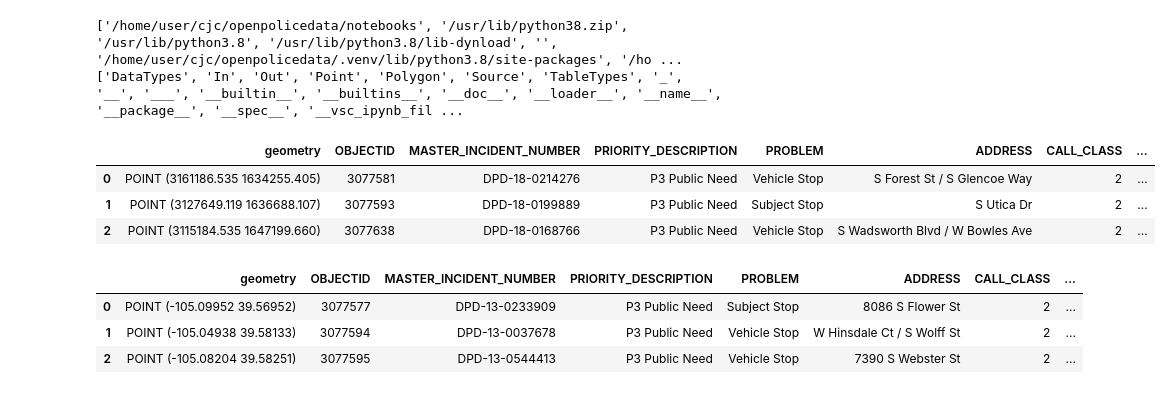
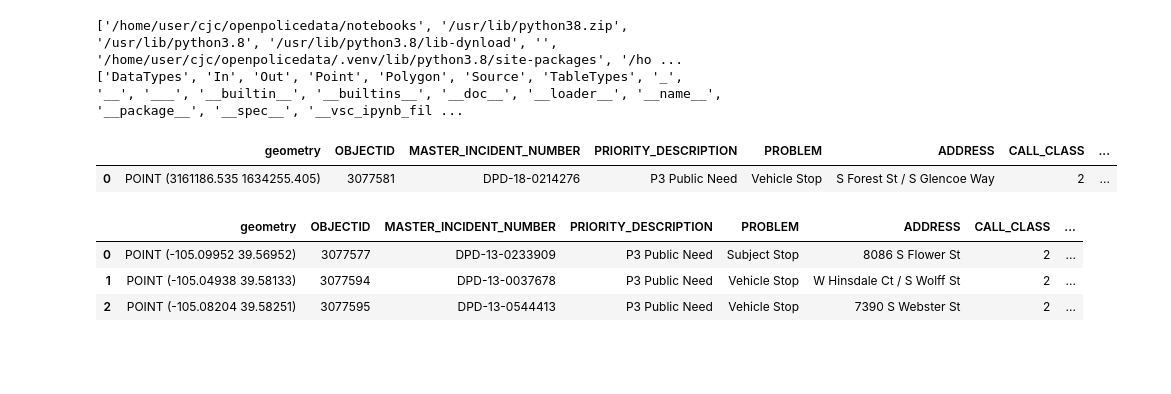
Before and after one commit to openpolicedata/openpolicedata, a Jupyter notebook: notebooks/ex_plotting_data.ipynb, the cells around one changed output. Drawn from its saved outputs; the diff is of its cells as text; code cells hidden in the pictures; blank space fills up the shorter version.

```diff
--- a/notebooks/ex_plotting_data.ipynb
+++ b/notebooks/ex_plotting_data.ipynb
@@ -21,14 +21,12 @@ print(dir())
 # %%
 #  For the example load one years worth of data
 source=Source("Denver")
 tables=source.load_from_url(2018)
 #show the columns
-tables.table.head(3)
+tables.table.head(1)
 # %% [output]
 |  | geometry | OBJECTID | MASTER_INCIDENT_NUMBER | PRIORITY_DESCRIPTION | PROBLEM | ADDRESS | CALL_CLASS | ... |
 | 0 | POINT (3161186.535 1634255.405) | 3077581 | DPD-18-0214276 | P3 Public Need | Vehicle Stop | S Forest St / S Glencoe Way | 2 | ... |
-| 1 | POINT (3127649.119 1636688.107) | 3077593 | DPD-18-0199889 | P3 Public Need | Subject Stop | S Utica Dr | 2 | ... |
-| 2 | POINT (3115184.535 1647199.660) | 3077638 | DPD-18-0168766 | P3 Public Need | Vehicle Stop | S Wadsworth Blvd / W Bowles Ave | 2 | ... |
 # %%
 tables.table['geometry']=tables.table['geometry'].to_crs(crs='EPSG:4326')
 # %%
```
Also changed, not shown: parts of 4 cells of this notebook.
